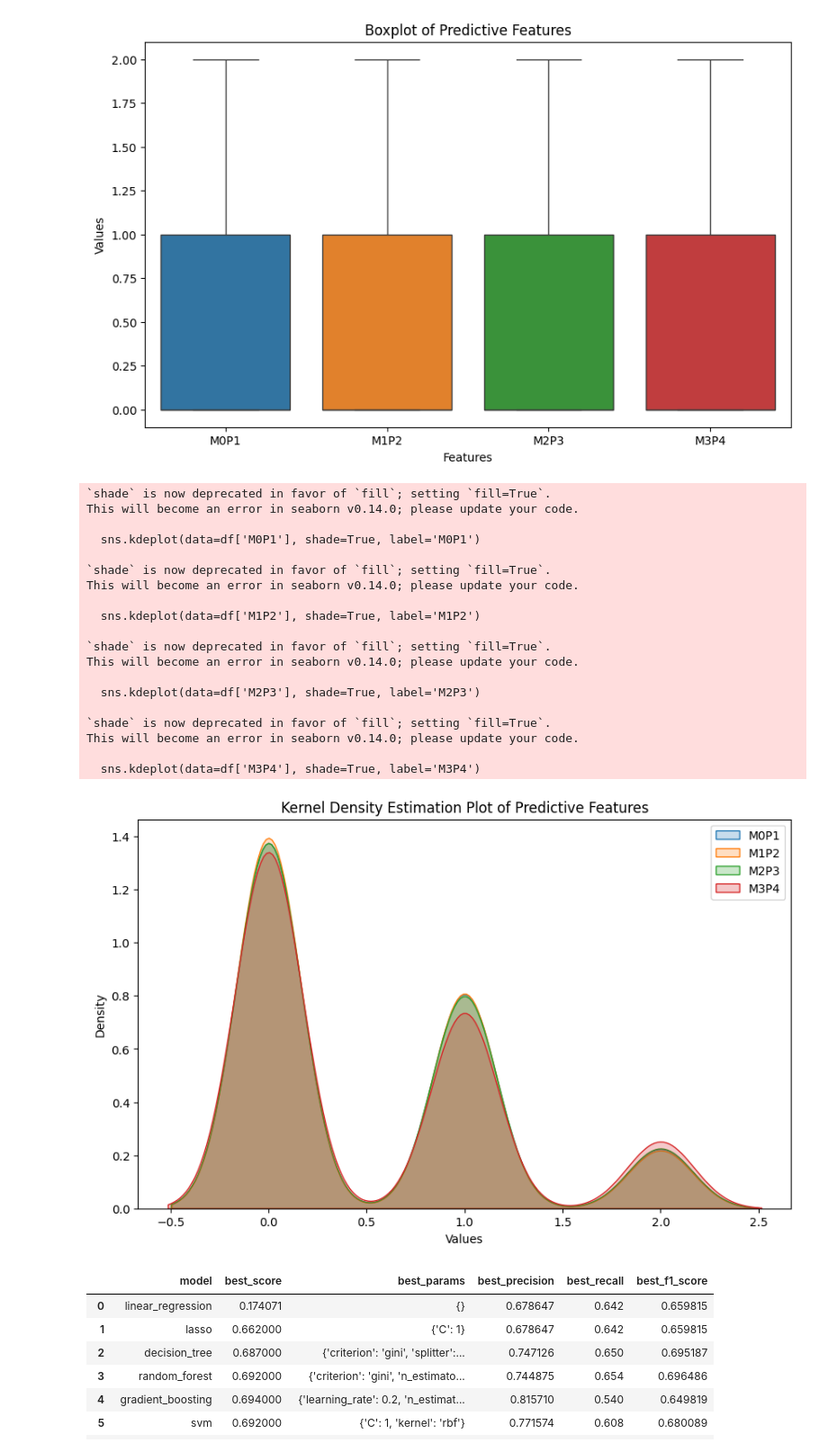
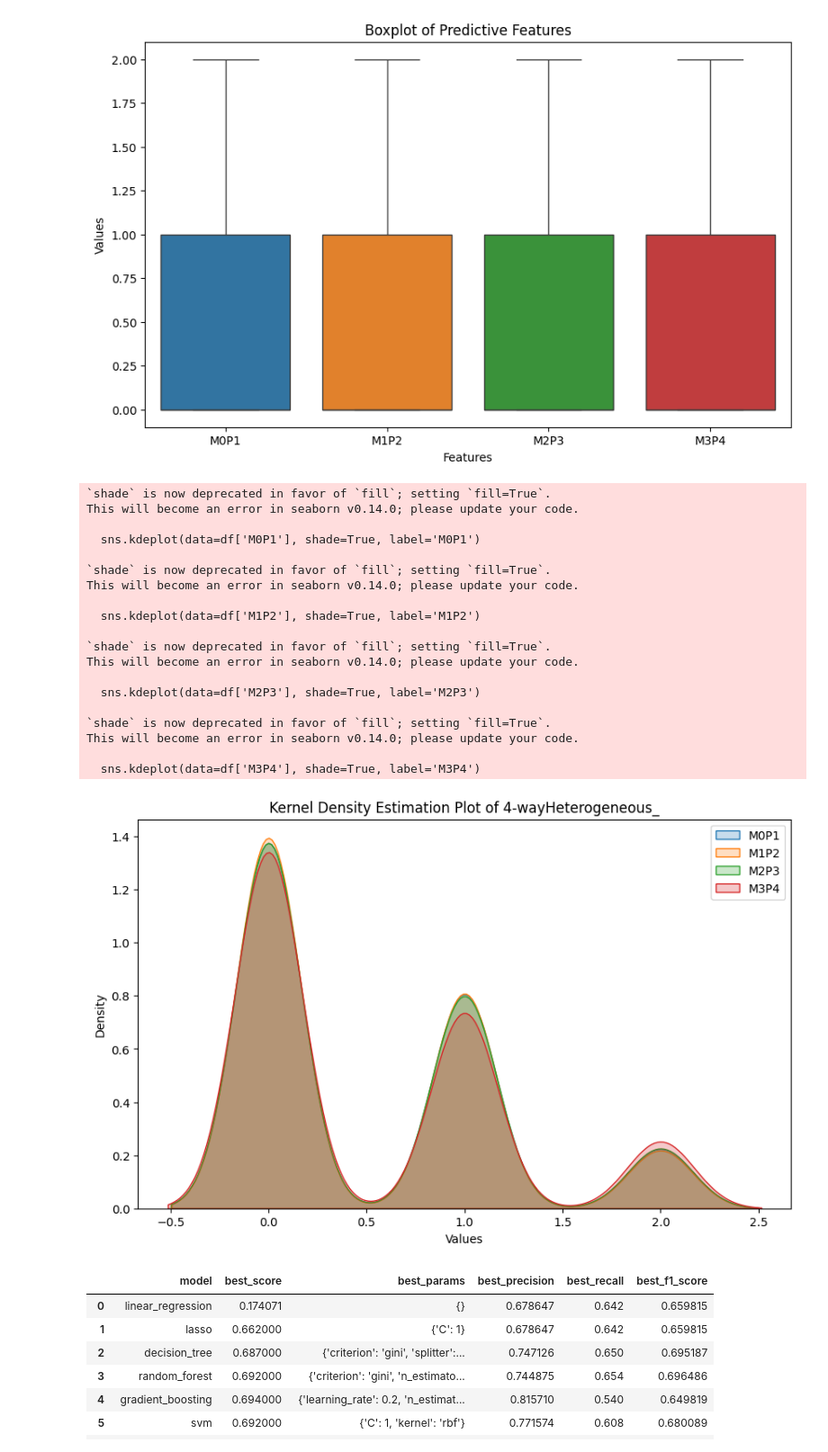
Before and after one commit to Dhanush295/Modeling-Complex-Genomic-Associations, a Jupyter notebook: Model_Training_using_pandas/4_way_hetro.ipynb, the cells around one changed output. Shown at 90% size. Saved outputs shown, nothing was run; the diff lists cells and outputs as text; code cells hidden in the pictures.

```diff
--- a/Model_Training_using_pandas/4_way_hetro.ipynb
+++ b/Model_Training_using_pandas/4_way_hetro.ipynb
@@ -16,7 +16,7 @@ import seaborn as sns
 from matplotlib import pyplot as plt
 %matplotlib inline
 # %%
-df = pd.read_csv('Data/Large_Datasets/4-wayHeterogeneous_100000feat.txt', delimiter='\t')
+df = pd.read_csv('../Data/Large_Datasets/4-wayHeterogeneous_100000feat.txt', delimiter='\t')
 df
 # %% [output]
 |  | N0 | N1 | N2 | N3 | N4 | N5 | N6 | N7 | N8 | N9 | ... | ... |
@@ -119,35 +120,35 @@ plt.show()
 # %%
 plt.figure(figsize=(10, 6))
 sns.kdeplot(data=df['M0P1'], shade=True, label='M0P1')
 sns.kdeplot(data=df['M1P2'], shade=True, label='M1P2')
 sns.kdeplot(data=df['M2P3'], shade=True, label='M2P3')
 sns.kdeplot(data=df['M3P4'], shade=True, label='M3P4')
-plt.title('Kernel Density Estimation Plot of Predictive Features')
+plt.title('Kernel Density Estimation Plot of 4-wayHeterogeneous_')
 plt.xlabel('Values')
 plt.ylabel('Density')
 plt.legend()
 plt.show()
 # %% [output]
 `shade` is now deprecated in favor of `fill`; setting `fill=True`.
 This will become an error in seaborn v0.14.0; please update your code.
 
   sns.kdeplot(data=df['M0P1'], shade=True, label='M0P1')
 
 `shade` is now deprecated in favor of `fill`; setting `fill=True`.
 This will become an error in seaborn v0.14.0; please update your code.
 
   sns.kdeplot(data=df['M1P2'], shade=True, label='M1P2')
 
 `shade` is now deprecated in favor of `fill`; setting `fill=True`.
 This will become an error in seaborn v0.14.0; please update your code.
 
   sns.kdeplot(data=df['M2P3'], shade=True, label='M2P3')
 
 `shade` is now deprecated in favor of `fill`; setting `fill=True`.
 This will become an error in seaborn v0.14.0; please update your code.
 
   sns.kdeplot(data=df['M3P4'], shade=True, label='M3P4')
-[figure, old version]
+[figure, new version]
 # %%
 X = df[['M0P1', 'M1P2', 'M2P3', 'M3P4']]
 y = df[['Class']]
```
Also changed, not shown: parts of 2 cells of this notebook, 8 other files.
